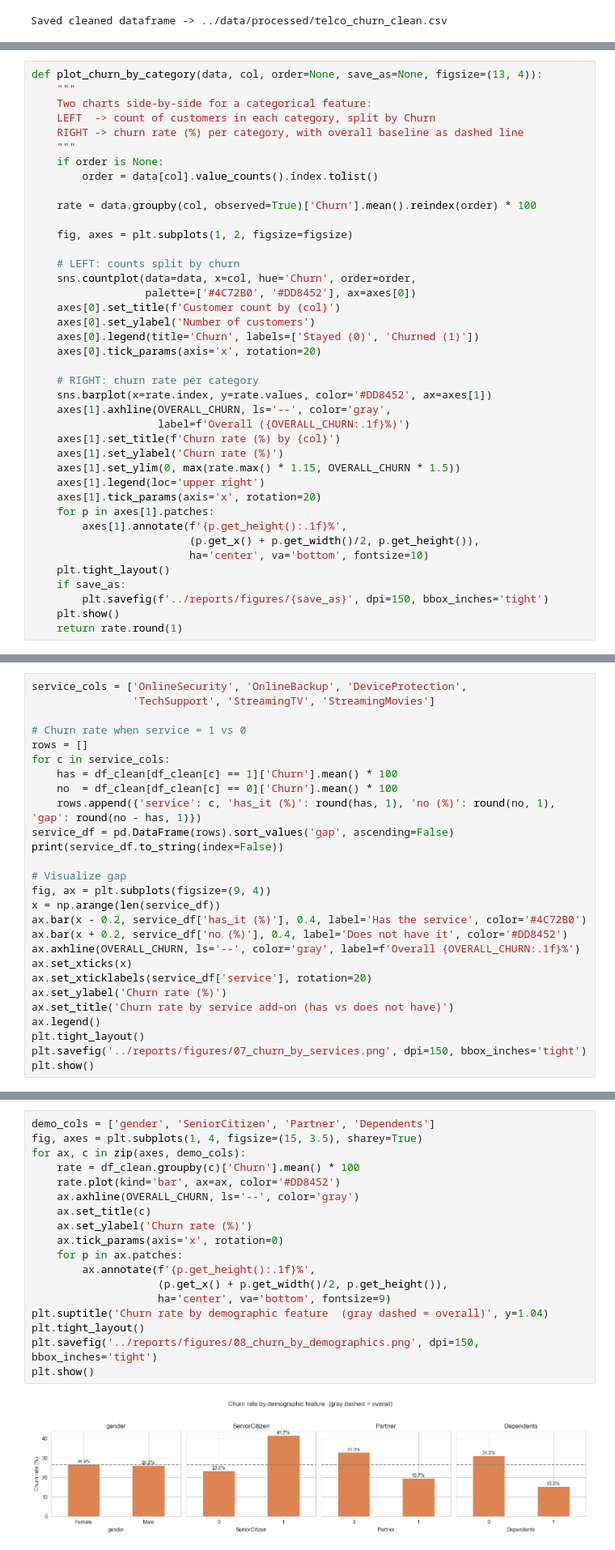
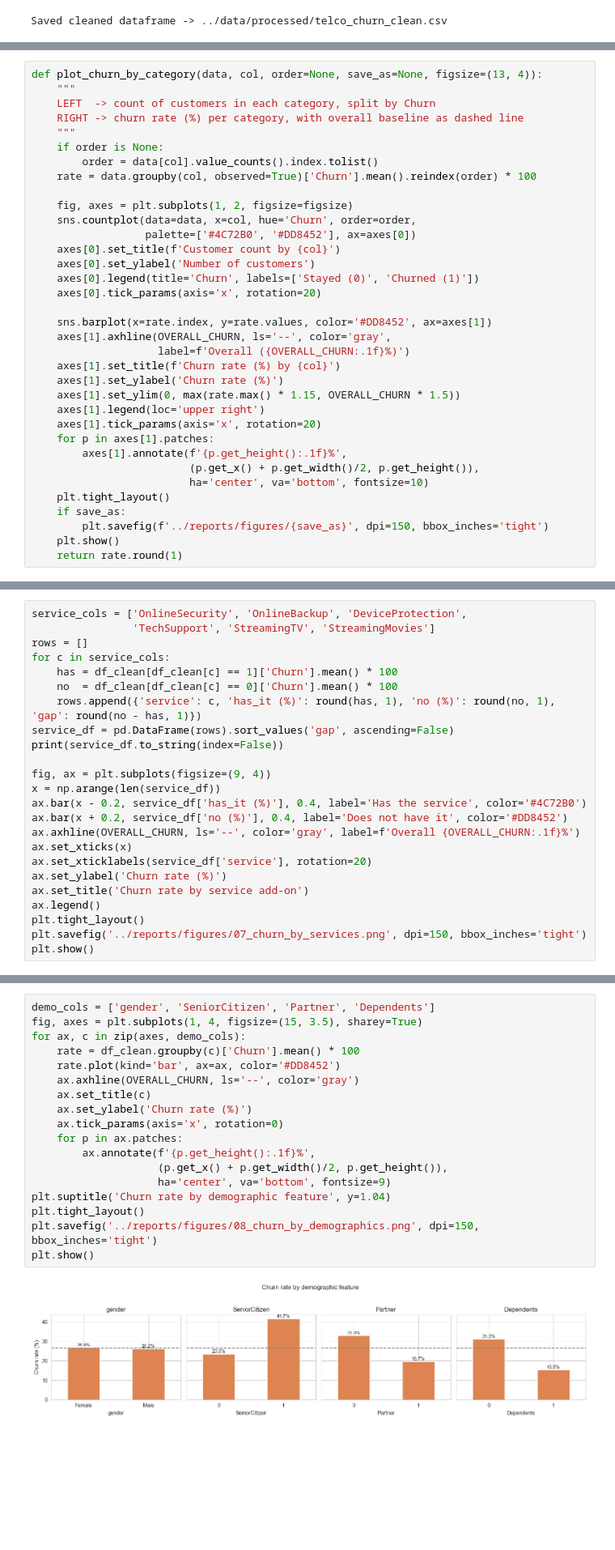
Before and after one commit to jahanvik01/Telco-Customer-Churn, a Jupyter notebook: notebooks/churn_analysis.ipynb, the cells around one changed output, grey strips where cells are left out. Shown at 81% size. Drawn from its saved outputs; the diff is of its cells as text; blank space fills up the shorter version.

```diff
--- a/notebooks/churn_analysis.ipynb
+++ b/notebooks/churn_analysis.ipynb
@@ -363,18 +325,14 @@ We're about to make ~10 charts that all answer the same two questions. Writing t
 # %%
 def plot_churn_by_category(data, col, order=None, save_as=None, figsize=(13, 4)):
     """
-    Two charts side-by-side for a categorical feature:
     LEFT  -> count of customers in each category, split by Churn
     RIGHT -> churn rate (%) per category, with overall baseline as dashed line
     """
     if order is None:
         order = data[col].value_counts().index.tolist()
-
     rate = data.groupby(col, observed=True)['Churn'].mean().reindex(order) * 100
 
     fig, axes = plt.subplots(1, 2, figsize=figsize)
-
-    # LEFT: counts split by churn
     sns.countplot(data=data, x=col, hue='Churn', order=order,
                   palette=['#4C72B0', '#DD8452'], ax=axes[0])
     axes[0].set_title(f'Customer count by {col}')
@@ -382,7 +340,6 @@ def plot_churn_by_category(data, col, order=None, save_as=None, figsize=(13, 4))
     axes[0].legend(title='Churn', labels=['Stayed (0)', 'Churned (1)'])
     axes[0].tick_params(axis='x', rotation=20)
 
-    # RIGHT: churn rate per category
     sns.barplot(x=rate.index, y=rate.values, color='#DD8452', ax=axes[1])
     axes[1].axhline(OVERALL_CHURN, ls='--', color='gray',
                     label=f'Overall ({OVERALL_CHURN:.1f}%)')
@@ -537,8 +458,6 @@ Name: Churn, dtype: float64
 # %%
 service_cols = ['OnlineSecurity', 'OnlineBackup', 'DeviceProtection',
                 'TechSupport', 'StreamingTV', 'StreamingMovies']
-
-# Churn rate when service = 1 vs 0
 rows = []
 for c in service_cols:
     has = df_clean[df_clean[c] == 1]['Churn'].mean() * 100
@@ -547,7 +466,6 @@ for c in service_cols:
 service_df = pd.DataFrame(rows).sort_values('gap', ascending=False)
 print(service_df.to_string(index=False))
 
-# Visualize gap
 fig, ax = plt.subplots(figsize=(9, 4))
 x = np.arange(len(service_df))
 ax.bar(x - 0.2, service_df['has_it (%)'], 0.4, label='Has the service', color='#4C72B0')
@@ -556,7 +474,7 @@ ax.axhline(OVERALL_CHURN, ls='--', color='gray', label=f'Overall {OVERALL_CHURN:
 ax.set_xticks(x)
 ax.set_xticklabels(service_df['service'], rotation=20)
 ax.set_ylabel('Churn rate (%)')
-ax.set_title('Churn rate by service add-on (has vs does not have)')
+ax.set_title('Churn rate by service add-on')
 ax.legend()
 plt.tight_layout()
 plt.savefig('../reports/figures/07_churn_by_services.png', dpi=150, bbox_inches='tight')
@@ -579,22 +495,22 @@ DeviceProtection        22.5    28.7  6.1
 # %%
 demo_cols = ['gender', 'SeniorCitizen', 'Partner', 'Dependents']
 fig, axes = plt.subplots(1, 4, figsize=(15, 3.5), sharey=True)
 for ax, c in zip(axes, demo_cols):
     rate = df_clean.groupby(c)['Churn'].mean() * 100
     rate.plot(kind='bar', ax=ax, color='#DD8452')
     ax.axhline(OVERALL_CHURN, ls='--', color='gray')
     ax.set_title(c)
     ax.set_ylabel('Churn rate (%)')
     ax.tick_params(axis='x', rotation=0)
     for p in ax.patches:
         ax.annotate(f'{p.get_height():.1f}%',
                     (p.get_x() + p.get_width()/2, p.get_height()),
                     ha='center', va='bottom', fontsize=9)
-plt.suptitle('Churn rate by demographic feature  (gray dashed = overall)', y=1.04)
+plt.suptitle('Churn rate by demographic feature', y=1.04)
 plt.tight_layout()
 plt.savefig('../reports/figures/08_churn_by_demographics.png', dpi=150, bbox_inches='tight')
 plt.show()
 # %% [output]
-[figure, old version]
+[figure, new version]
 # %% [markdown]
 **Insight:**
```
Also changed, not shown: parts of 73 cells of this notebook, 5 other files.
